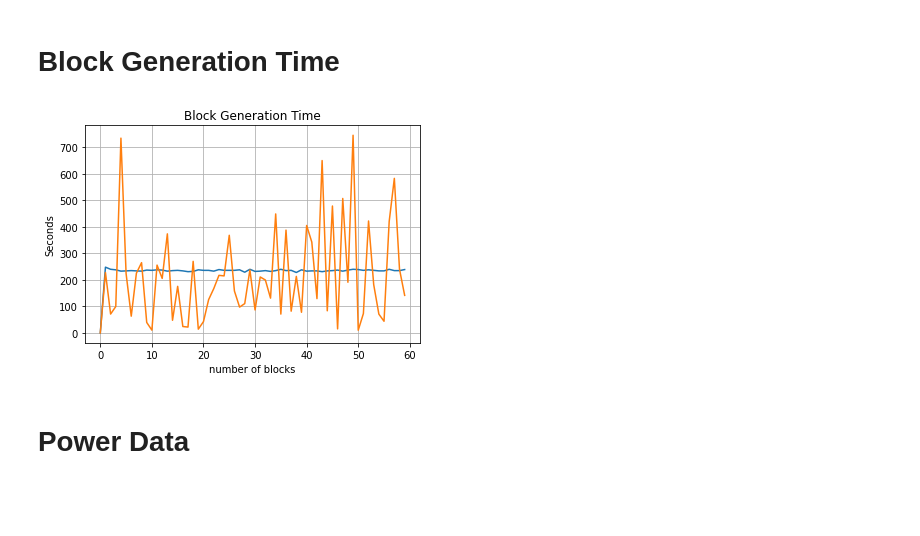
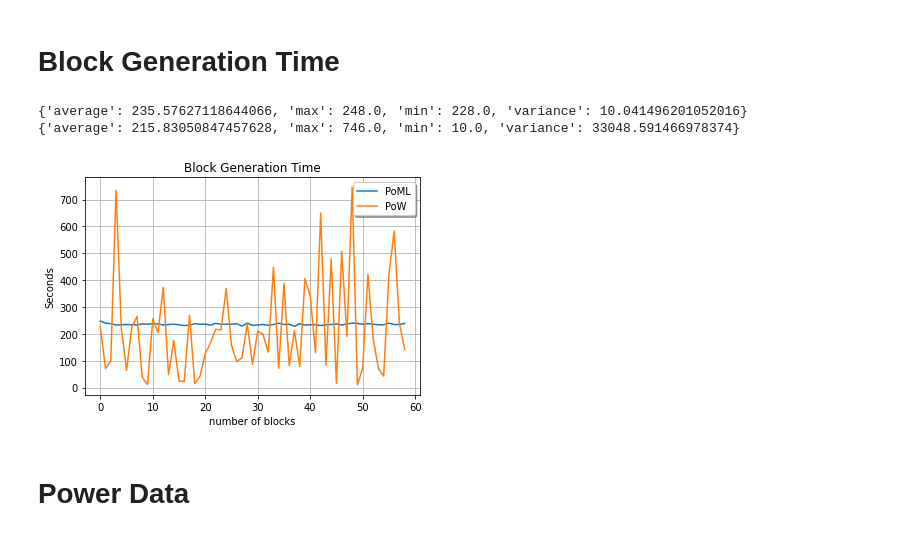
Before and after one commit to Wilson-TKU/Blockchain-Grip, a Jupyter notebook: graph/main.ipynb, the cells around one changed output. Saved outputs shown, nothing was run; the diff lists cells and outputs as text; code cells hidden in the pictures; blank space fills up the shorter version.

Commit message:
feat:math and legend icon tmp: some different multithread and multiprocess method

```diff
--- a/graph/main.ipynb
+++ b/graph/main.ipynb
@@ -2,46 +2,64 @@
 # Block Generation Time
 # %%
 import matplotlib.pyplot as plt
+import statistics as s
+
 PoML_data = '2epoch_PoML_time.log'
 PoW_data = 'PoW_time.log'
+def math_result(results):
+    results_data = {
+        'average' : s.mean(results),
+        'max' : max(results),
+        'min' : min(results),
+        'variance' : s.variance(results)
+    }
+    print(results_data)
+    return results_data
+
 def data_preprocess(log_data):
-
     timestamp_list = []
     with open(log_data, 'r') as f:
         for line in f:
             timestamp_list.append(float(line.rstrip()))
 
     previous = 0
     results = []
     for timestamp in timestamp_list:
         if previous == 0:
-            results.append(0)
+            previous = timestamp
+            continue
         else:
             results.append(timestamp - previous)
         # print(f'{timestamp} - {previous} = {timestamp - previous}')
         previous = timestamp
     # print(results)
 
     block_number = []
-    for i in range(len(timestamp_list)):
+    for i in range(len(timestamp_list) - 1):
         block_number.append(i)
 
     return block_number, results
 
 # ----------SHOW FIGURE-----------
 plt.grid(True)
 plt.title('Block Generation Time')
 plt.xlabel('number of blocks')
 plt.ylabel('Seconds')
 
 block_number, results = data_preprocess(PoML_data)
-plt.plot(block_number, results)
+math_result(results)
+plt.plot(block_number, results, label='PoML')
+
 block_number, results = data_preprocess(PoW_data)
-plt.plot(block_number, results)
+math_result(results)
+plt.plot(block_number, results, label='PoW')
 
+leg = plt.legend(loc='upper right', shadow=True)
 plt.show()
 # %% [output]
+{'average': 235.57627118644066, 'max': 248.0, 'min': 228.0, 'variance': 10.041496201052016}
+{'average': 215.83050847457628, 'max': 746.0, 'min': 10.0, 'variance': 33048.591466978374}
-[figure, old version]
+[figure, new version]
 # %% [markdown]
 # Power Data
 # %%
```
Also changed, not shown: 2 other files.
